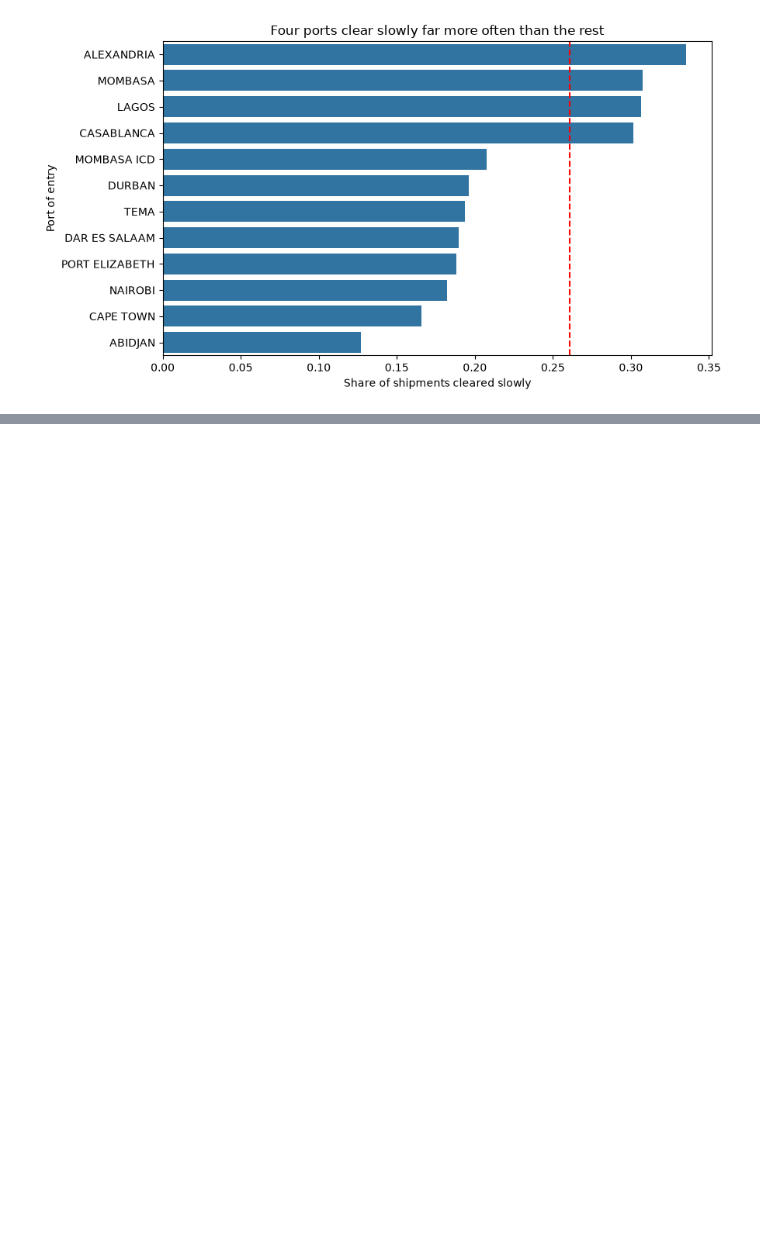
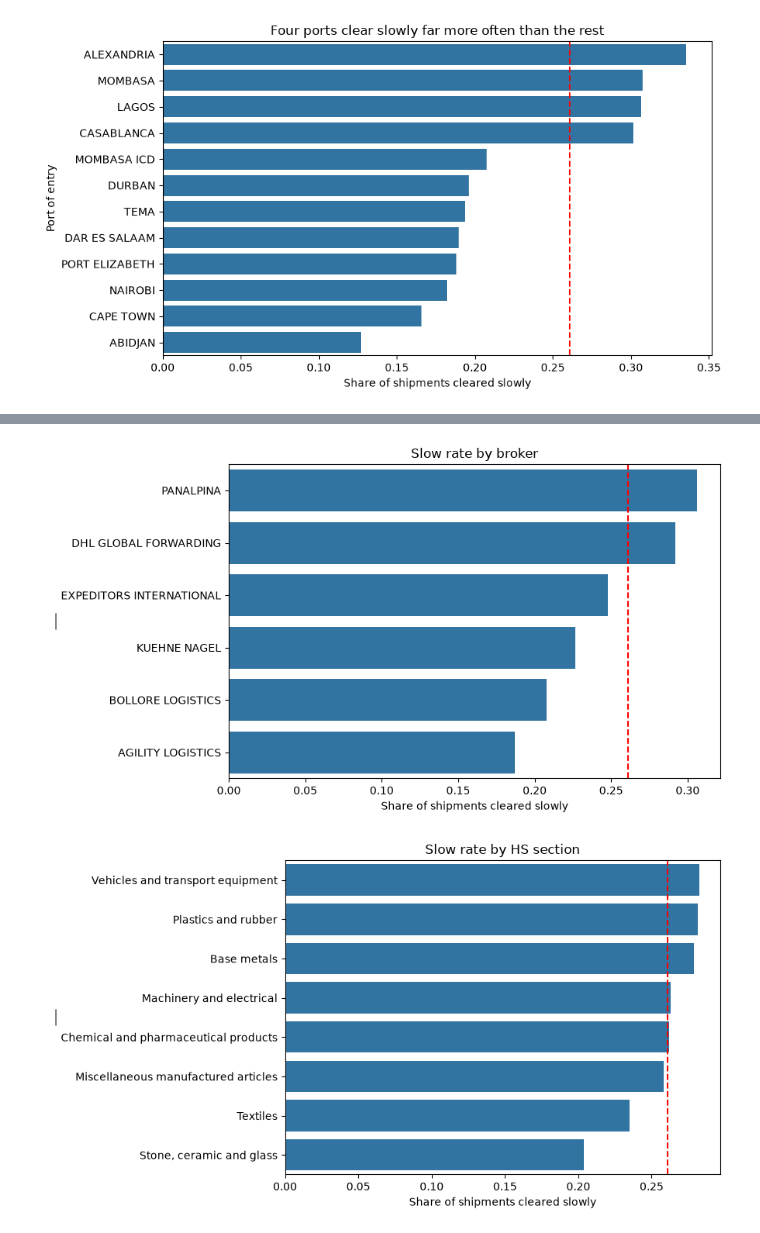
Before and after one commit to oraregreg/Customs_Compliance_Risk_Prediction, a Jupyter notebook: 03_EDA.ipynb, the cells around one changed output, grey strips where cells are left out. Drawn from its saved outputs; the diff is of its cells as text; code cells hidden in the pictures; blank space fills up the shorter version.

Commit message:
RP2: complete exploratory charts; add comments and headings

```diff
--- a/03_EDA.ipynb
+++ b/03_EDA.ipynb
@@ -135,0 +157,30 @@ plt.show()
+# %%
+def plot_slow_rate(column, title, filename, height=5):
+    rates = (
+        df.assign(slow_flag=df["slow_clearance"] == "Y")
+          .groupby(column)
+          .agg(rows=("shipment_id", "count"), slow_rate=("slow_flag", "mean"))
+          .sort_values("slow_rate", ascending=False)
+          .reset_index()
+    )
+
+    plt.figure(figsize=(9, height))
+    sns.barplot(data=rates, x="slow_rate", y=column, color="tab:blue")
+    plt.axvline(0.261, linestyle="--", color="red")
+
+    plt.title(title)
+    plt.xlabel("Share of shipments cleared slowly")
+    plt.ylabel("___")
+
+    plt.tight_layout()
+    plt.savefig(f"images/{filename}", dpi=150, bbox_inches="tight")
+    plt.show()
+
+    return rates
+# %%
+broker_rates = plot_slow_rate("broker", "Slow rate by broker", "04a_slow_rate_by_broker.png")
+section_rates = plot_slow_rate("hs_section_name", "Slow rate by HS section", "04b_slow_rate_by_section.png")
+origin_rates = plot_slow_rate("country_origin", "Slow rate by country of origin", "04c_slow_rate_by_origin.png", height=8)
+# %% [output]
+[figure, added]
+[figure, added]
```
Also changed, not shown: parts of 16 cells of this notebook.
